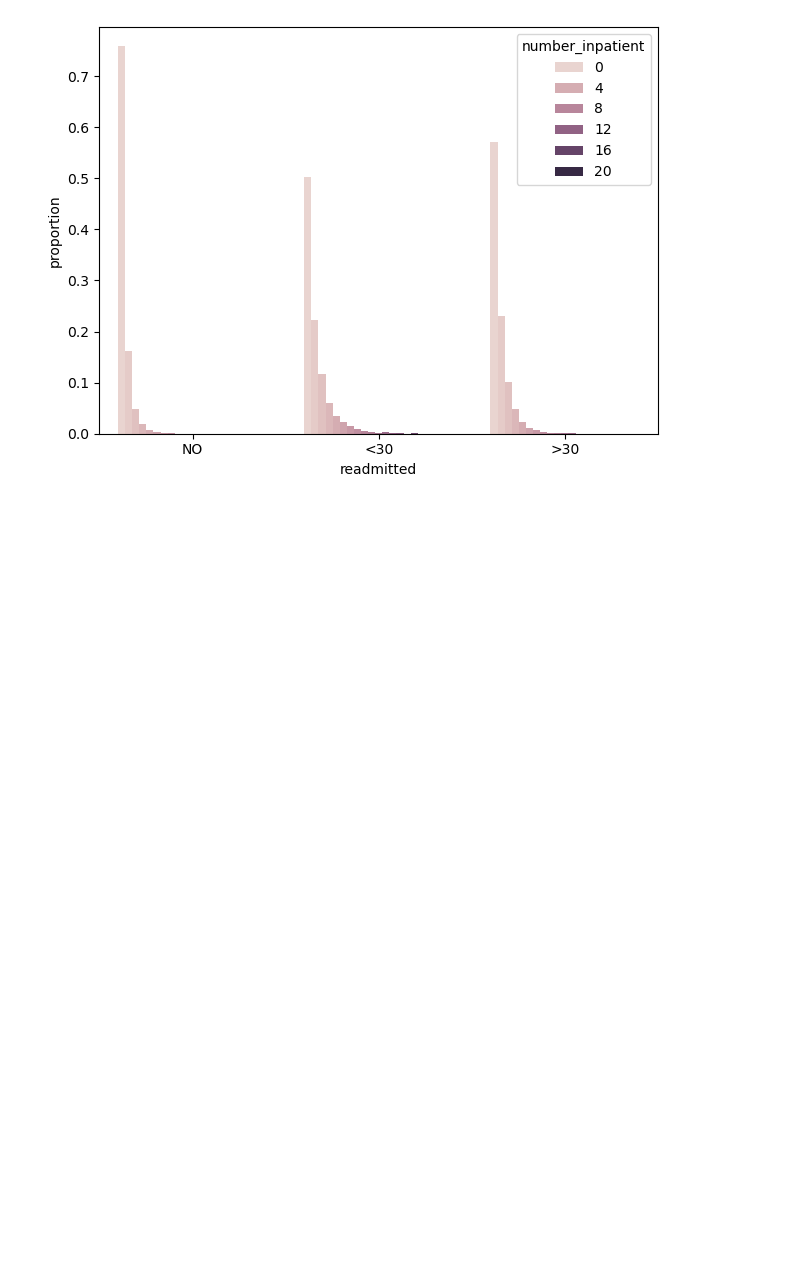
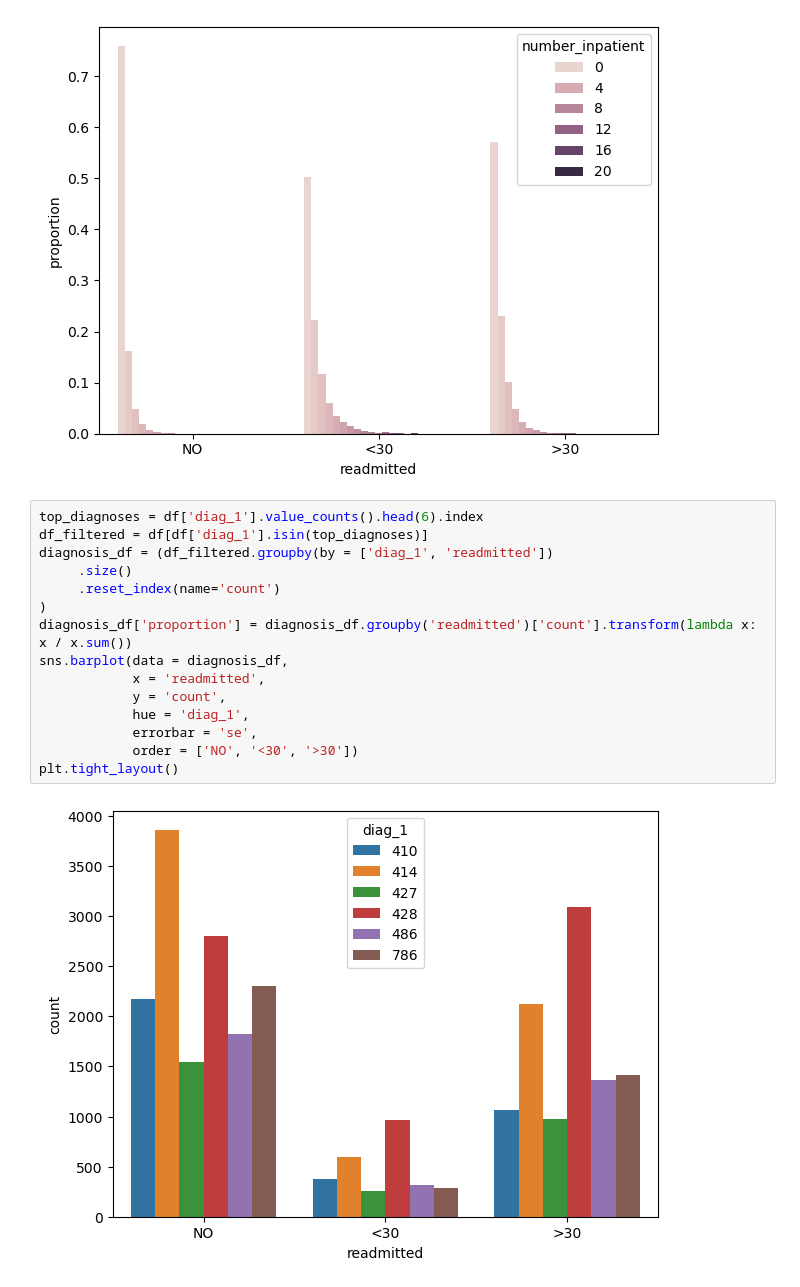
Before and after one commit to tonyinarula/Kaggle-Diabetes, a Jupyter notebook: analysis.ipynb, the cells around one changed output. Drawn from its saved outputs; the diff is of its cells as text; blank space fills up the shorter version.

```diff
--- a/analysis.ipynb
+++ b/analysis.ipynb
@@ -231,3 +231,20 @@ sns.barplot(data = prior_inpatient_df,
 plt.tight_layout()
 # %% [output]
 [figure]
+# %%
+top_diagnoses = df['diag_1'].value_counts().head(6).index
+df_filtered = df[df['diag_1'].isin(top_diagnoses)]
+diagnosis_df = (df_filtered.groupby(by = ['diag_1', 'readmitted'])
+     .size()
+     .reset_index(name='count')
+)
+diagnosis_df['proportion'] = diagnosis_df.groupby('readmitted')['count'].transform(lambda x: x / x.sum())
+sns.barplot(data = diagnosis_df,
+            x = 'readmitted',
+            y = 'count',
+            hue = 'diag_1',
+            errorbar = 'se',
+            order = ['NO', '<30', '>30'])
+plt.tight_layout()
+# %% [output]
+[figure, added]
```
Also changed, not shown: parts of 1 cell of this notebook.
